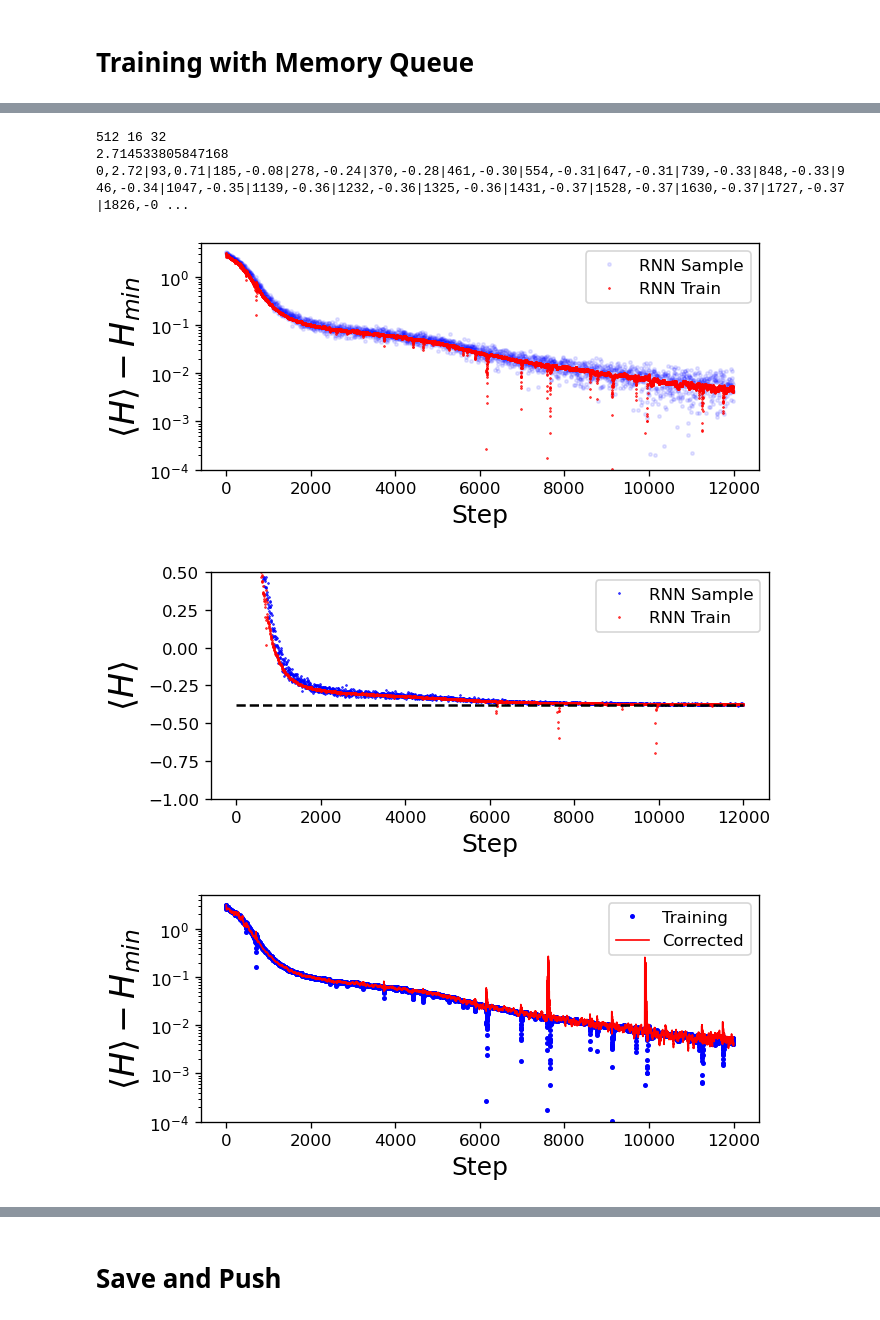
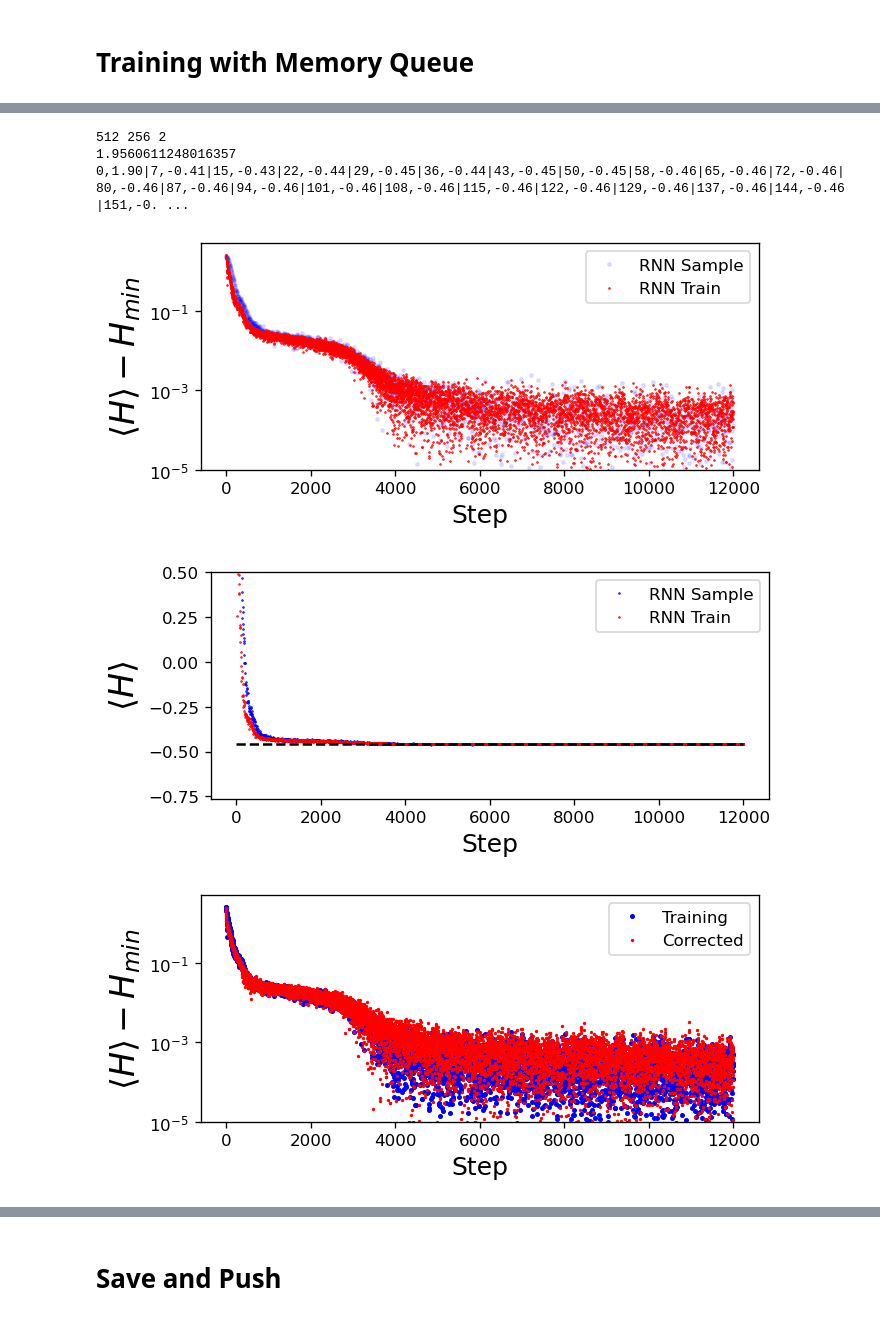
Before and after one commit to ksprague1/NN-QSR, a Jupyter notebook: RNN-QSR.ipynb, the cells around one changed output, grey strips where cells are left out. Saved outputs shown, nothing was run; the diff lists cells and outputs as text; code cells hidden in the pictures.

```diff
--- a/RNN-QSR.ipynb
+++ b/RNN-QSR.ipynb
@@ -603,13 +607,13 @@ tensor([0.5036, 0.5026, 0.5021, 0.5018], device='cuda:0')
 # Setting Constants
 # %%
 # Hamiltonian parameters
-Lx = 16      # Linear size in x direction
-Ly = 16      # Linear size in y direction
+Lx = 4      # Linear size in x direction
+Ly = 4      # Linear size in y direction
 N = Lx*Ly   # Total number of atoms
 V = 7.0     # Strength of Van der Waals interaction
 Omega = 1.0 # Rabi frequency
 delta = 1.0 # Detuning
-exact_energy = {16:-0.45776822,36:-0.43,64:-0.40522,144:-0.38852,256:-0.38052}[Lx*Ly]
+exact_energy = {16:-0.45776822,36:-0.4221,64:-0.40522,144:-0.38852,256:-0.38052}[Lx*Ly]
 print(exact_energy)
 
 h = Hamiltonian(Lx,Ly,V,Omega,delta)
@@ -637,10 +669,12 @@ debug=[]
 # %%
+bsize=512
+BlockNum=(Lx*Ly)//8
 
-#BlockNum=(Lx*Ly)//8
-BlockNum=32
-BbyL=16
+BbyL=bsize//BlockNum
 
-bsize=BbyL*BlockNum
+#BlockNum=32
+#BbyL=16
+#bsize=BbyL*BlockNum
 
 print(BbyL*BlockNum,BbyL,BlockNum)
 
@@ -739,15 +773,15 @@ for x in range(12000):
         #do your regular momentum update
         momentum_update(M,samplernn,trainrnn)
 
-    debug+=[[Ev.item()**0.5,Eo.item(),CEv.item()**0.5,CEo.item(),loss.item(),E_i.mean().item(),f]]
+    debug+=[[Ev.item()**0.5,Eo.item(),CEv.item()**0.5,CEo.item(),loss.item(),E_i.mean().item(),f,time.time()-t]]
 
     if x%500==0:
         print(int(time.time()-t),end=",%.2f|"%(losses[-1]))
 print(time.time()-t,x+1)
 # %% [output]
-512 16 32
-2.714533805847168
-0,2.72|93,0.71|185,-0.08|278,-0.24|370,-0.28|461,-0.30|554,-0.31|647,-0.31|739,-0.33|848,-0.33|946,-0.34|1047,-0.35|1139,-0.36|1232,-0.36|1325,-0.36|1431,-0.37|1528,-0.37|1630,-0.37|1727,-0.37|1826,-0 ...
+512 256 2
+1.9560611248016357
+0,1.90|7,-0.41|15,-0.43|22,-0.44|29,-0.45|36,-0.44|43,-0.45|50,-0.45|58,-0.46|65,-0.46|72,-0.46|80,-0.46|87,-0.46|94,-0.46|101,-0.46|108,-0.46|115,-0.46|122,-0.46|129,-0.46|137,-0.46|144,-0.46|151,-0. ...
 # %%
 DEBUG = np.array(debug)
 # %%
@@ -755,37 +789,37 @@ fig = plt.figure(1,figsize=(6,2.5), dpi=120, facecolor='w', edgecolor='k')
 plt.plot(DEBUG[:,5]/Lx/Ly-exact_energy,alpha=0.1,color='b',marker='o',markersize=2,linewidth=0.0,markevery=5,label="RNN Sample")
 plt.plot(DEBUG[:,1]/Lx/Ly-exact_energy,'ro',ms=0.5,lw=0.0,label="RNN Train")
 plt.yscale("log")
-plt.ylim(1e-4,5)
+plt.ylim(1e-5,5)
 plt.xlabel("Step",fontsize=15)
 plt.ylabel("$\\langle H \\rangle-H_{min}$",fontsize=20)
 plt.legend(loc="best")
 plt.show()
 # %% [output]
-[figure, old version]
+[figure, new version]
 # %%
 fig = plt.figure(1,figsize=(6,2.5), dpi=120, facecolor='w', edgecolor='k')
 plt.plot(DEBUG[:,5]/Lx/Ly,'bo',markersize=0.5,linewidth=0.0,markevery=5,label="RNN Sample")
 plt.plot(DEBUG[:,1]/Lx/Ly,'ro',markersize=0.5,linewidth=0.0,markevery=5,label="RNN Train")
 plt.plot([0,len(losses)],[exact_energy,exact_energy],'k--')
-plt.ylim(max(min(losses),-1),0.5)
+plt.ylim(max(min(losses)-0.3,-1),0.5)
 plt.xlabel("Step",fontsize=15)
 plt.ylabel("$\\langle H \\rangle$",fontsize=20)
 plt.legend(loc="best")
 plt.show()
 # %% [output]
-[figure, old version]
+[figure, new version]
 # %%
 fig = plt.figure(1,figsize=(6,2.5), dpi=120, facecolor='w', edgecolor='k')
 plt.plot(DEBUG[:,1]/Lx/Ly-exact_energy,'bo',ms=2,label="Training")
-plt.plot(DEBUG[:,3]/Lx/Ly-exact_energy,'r-',lw=1,label="Corrected")
+plt.plot(DEBUG[:,3]/Lx/Ly-exact_energy,'ro',ms=1,label="Corrected")
 plt.yscale("log")
-plt.ylim(1e-4,5)
+plt.ylim(1e-5,5)
 plt.xlabel("Step",fontsize=15)
 plt.ylabel("$\\langle H \\rangle-H_{min}$",fontsize=20)
 plt.legend(loc="best")
 plt.show()
 # %% [output]
-[figure, old version]
+[figure, new version]
 # %%
 fig = plt.figure(1,figsize=(6,2.5), dpi=120, facecolor='w', edgecolor='k')
 plt.plot(DEBUG[:,5]/Lx/Ly-exact_energy,'bo',ms=2,label="Sample")
```
Also changed, not shown: parts of 15 cells of this notebook.
